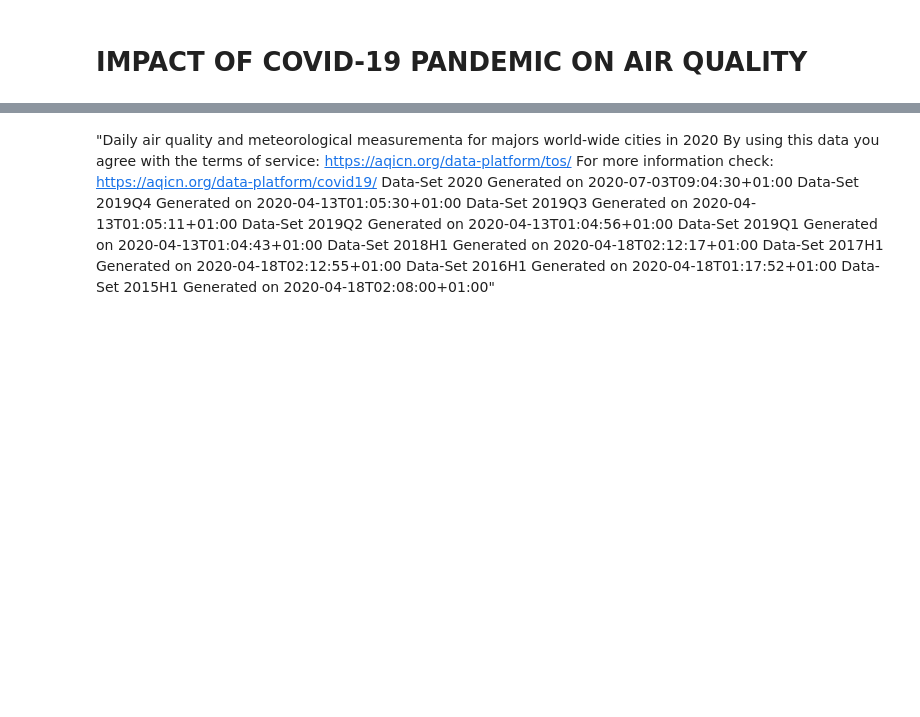
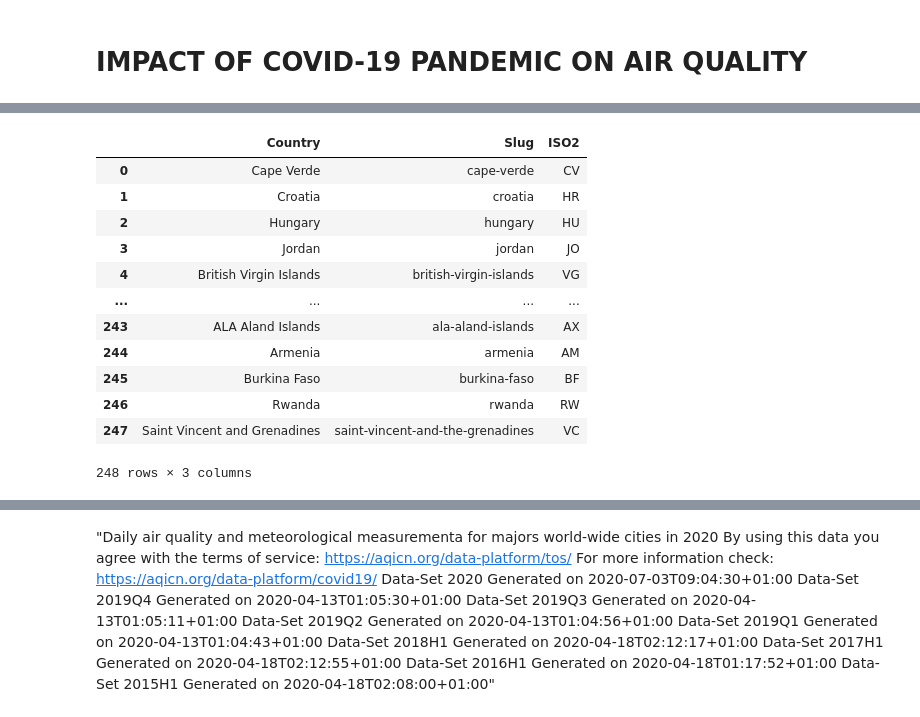
Before and after one commit to poojaisabelle/Project-One, a Jupyter notebook: data_exploration_cleanup_TRACEY.ipynb, the cells around one changed output, grey strips where cells are left out. Drawn from its saved outputs; the diff is of its cells as text; code cells hidden in the pictures; blank space fills up the shorter version.

```diff
--- a/data_exploration_cleanup_TRACEY.ipynb
+++ b/data_exploration_cleanup_TRACEY.ipynb
@@ -4,0 +284,17 @@
+# %%
+country_covid_df = pd.DataFrame(country_covid_data)
+country_covid_df
+# %% [output]
+|  | Country | Slug | ISO2 |
+| 0 | Cape Verde | cape-verde | CV |
+| 1 | Croatia | croatia | HR |
+| 2 | Hungary | hungary | HU |
+| 3 | Jordan | jordan | JO |
+| 4 | British Virgin Islands | british-virgin-islands | VG |
+| ... | ... | ... | ... |
+| 243 | ALA Aland Islands | ala-aland-islands | AX |
+| 244 | Armenia | armenia | AM |
+| 245 | Burkina Faso | burkina-faso | BF |
+| 246 | Rwanda | rwanda | RW |
+| 247 | Saint Vincent and Grenadines | saint-vincent-and-the-grenadines | VC |
+248 rows × 3 columns
```
Also changed, not shown: parts of 66 cells of this notebook, 6 other files.
